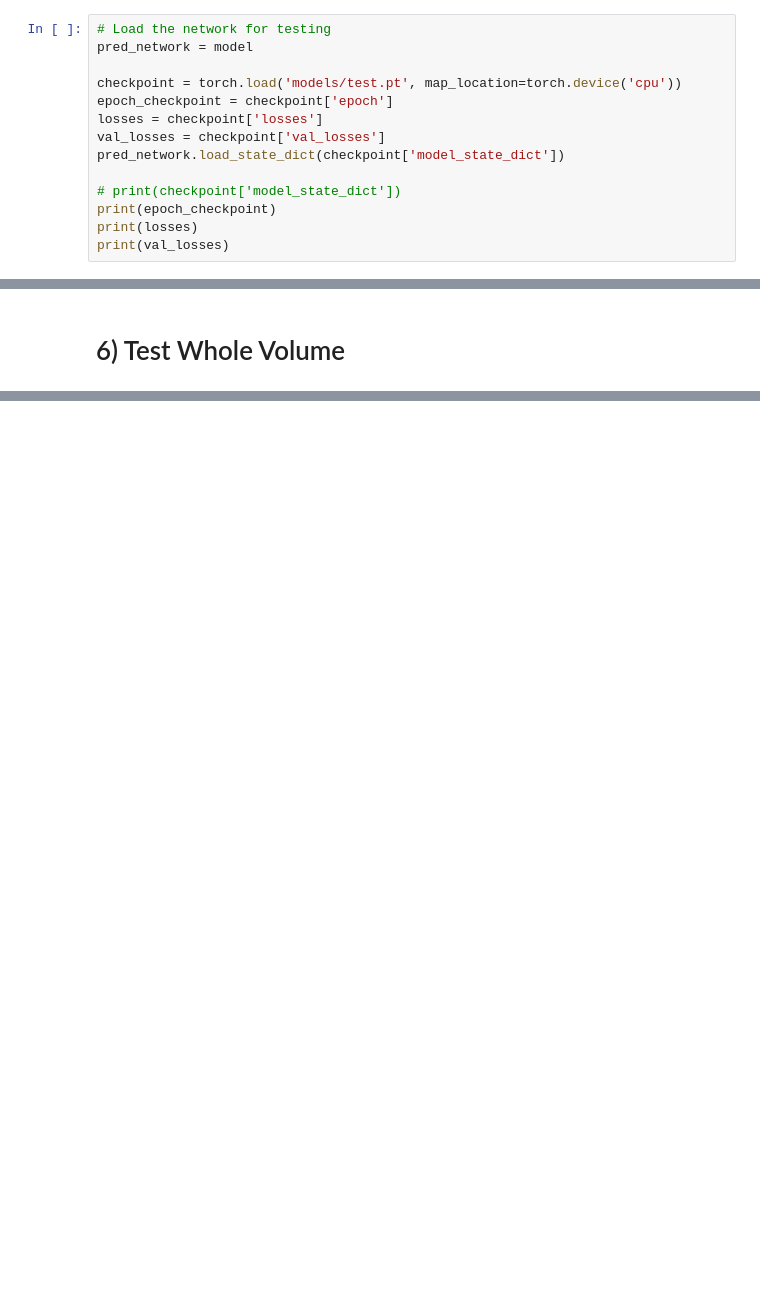
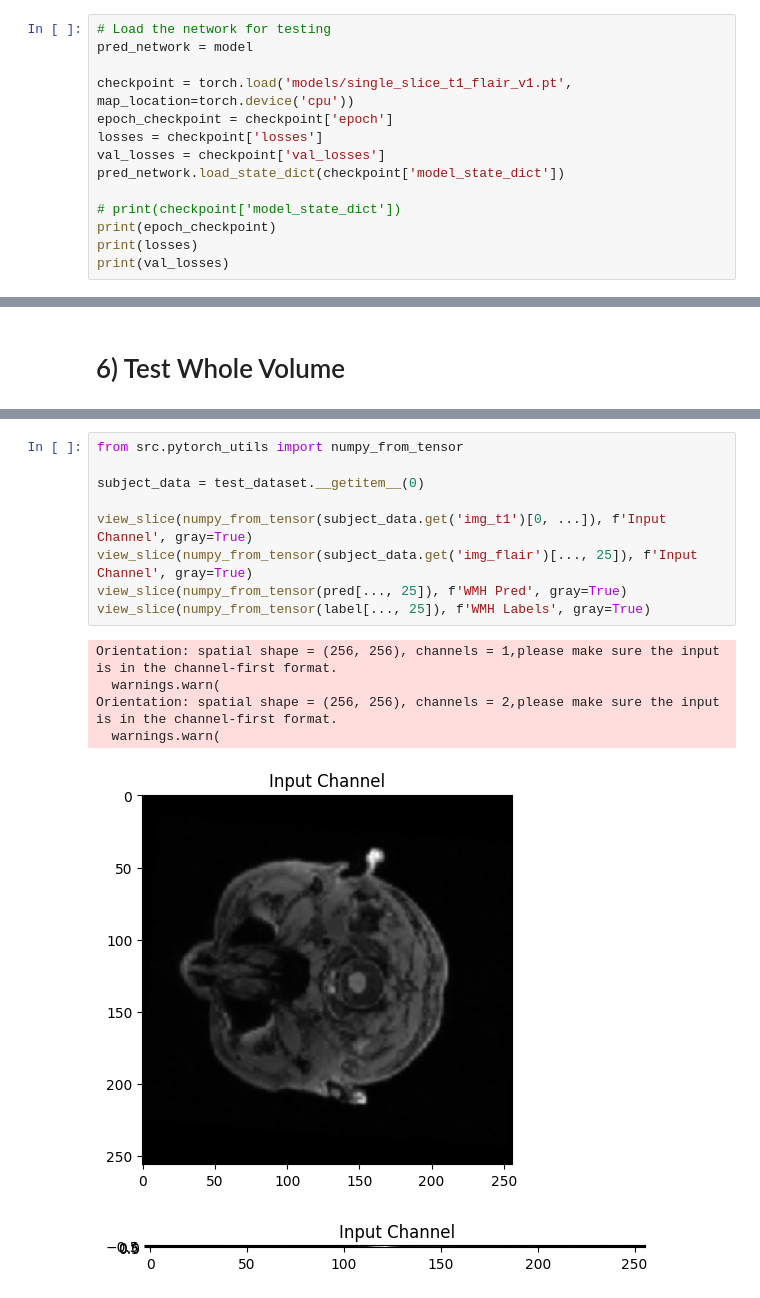
Before and after one commit to leslie-zi-pan/wmh-segmentation, a Jupyter notebook: notebooks/2.0-lp-refactor-notebook.ipynb, the cells around one changed output, grey strips where cells are left out. Saved outputs shown, nothing was run; the diff lists cells and outputs as text; blank space fills up the shorter version.

```diff
--- a/notebooks/2.0-lp-refactor-notebook.ipynb
+++ b/notebooks/2.0-lp-refactor-notebook.ipynb
@@ -198,7 +183,7 @@ KeyboardInterrupt:
 # Load the network for testing
 pred_network = model
 
-checkpoint = torch.load('models/test.pt', map_location=torch.device('cpu'))
+checkpoint = torch.load('models/single_slice_t1_flair_v1.pt', map_location=torch.device('cpu'))
 epoch_checkpoint = checkpoint['epoch']
 losses = checkpoint['losses']
 val_losses = checkpoint['val_losses']
@@ -407,0 +498,16 @@ plt.show()
+# %%
+from src.pytorch_utils import numpy_from_tensor
+
+subject_data = test_dataset.__getitem__(0)
+
+view_slice(numpy_from_tensor(subject_data.get('img_t1')[0, ...]), f'Input Channel', gray=True)
+view_slice(numpy_from_tensor(subject_data.get('img_flair')[..., 25]), f'Input Channel', gray=True)
+view_slice(numpy_from_tensor(pred[..., 25]), f'WMH Pred', gray=True)
+view_slice(numpy_from_tensor(label[..., 25]), f'WMH Labels', gray=True)
+# %% [output]
+Orientation: spatial shape = (256, 256), channels = 1,please make sure the input is in the channel-first format.
+  warnings.warn(
+Orientation: spatial shape = (256, 256), channels = 2,please make sure the input is in the channel-first format.
+  warnings.warn(
+[figure, added]
+[figure, added]
```
Also changed, not shown: parts of 20 cells of this notebook, 25 other files.
